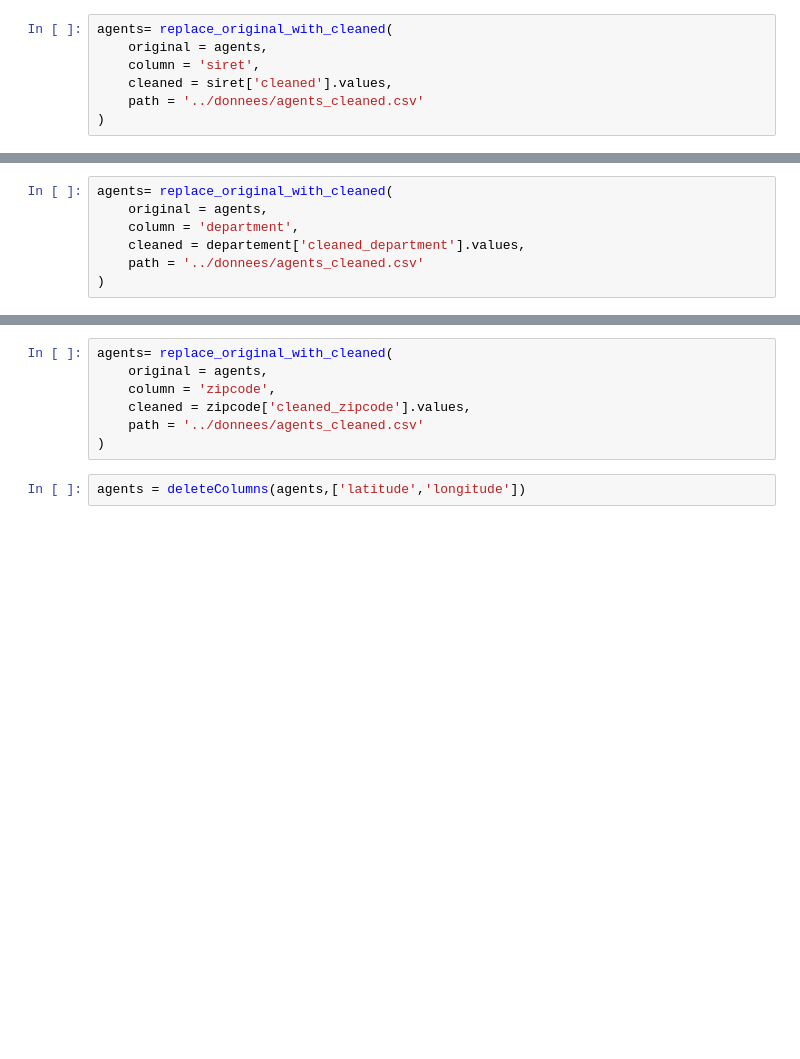
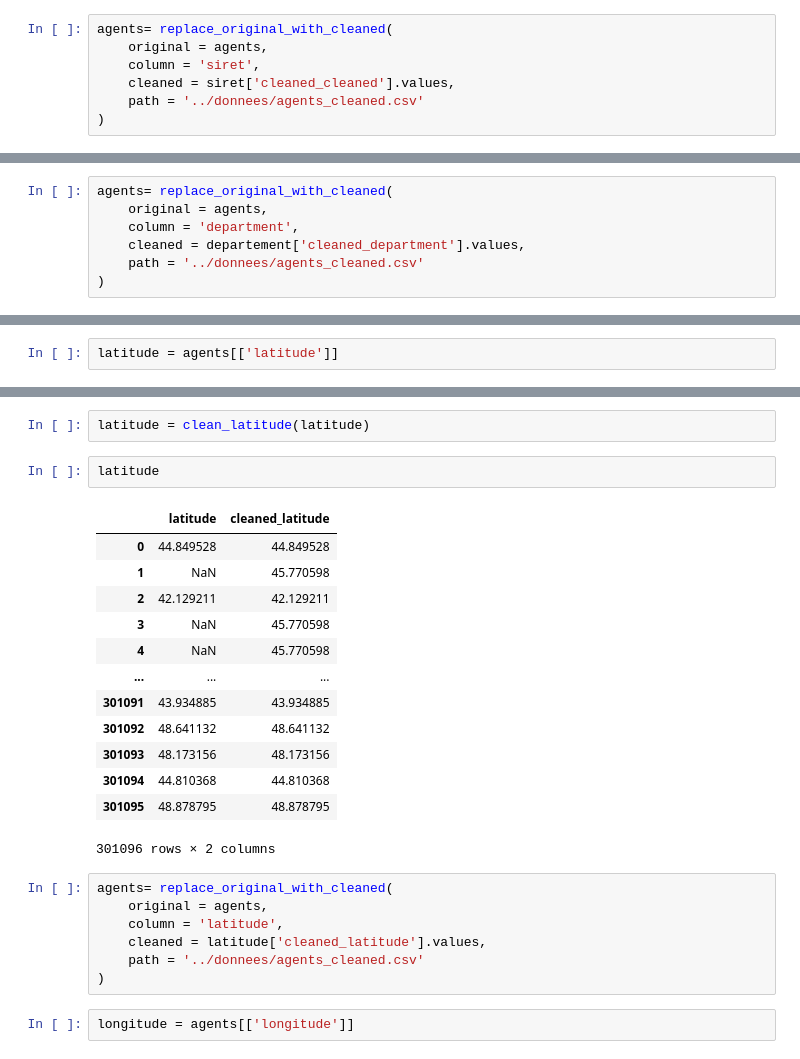
Before and after one commit to abdelhadi-essabri/FOPPA_Project, a Jupyter notebook: 02_nettoyage/agents.ipynb, the cells around one changed output, grey strips where cells are left out. Saved outputs shown, nothing was run; the diff lists cells and outputs as text; blank space fills up the shorter version.

```diff
--- a/02_nettoyage/agents.ipynb
+++ b/02_nettoyage/agents.ipynb
@@ -62,7 +62,7 @@ siret
 agents= replace_original_with_cleaned(
     original = agents,
     column = 'siret',
-    cleaned = siret['cleaned'].values,
+    cleaned = siret['cleaned_cleaned'].values,
     path = '../donnees/agents_cleaned.csv'
 )
 # %%
@@ -178,0 +163,2 @@ zipcode
+# %%
+latitude = agents[['latitude']]
@@ -179,9 +181,27 @@ zipcode
+# %%
+latitude = clean_latitude(latitude)
+# %%
+latitude
+# %% [output]
+|  | latitude | cleaned_latitude |
+| 0 | 44.849528 | 44.849528 |
+| 1 | NaN | 45.770598 |
+| 2 | 42.129211 | 42.129211 |
+| 3 | NaN | 45.770598 |
+| 4 | NaN | 45.770598 |
+| ... | ... | ... |
+| 301091 | 43.934885 | 43.934885 |
+| 301092 | 48.641132 | 48.641132 |
+| 301093 | 48.173156 | 48.173156 |
+| 301094 | 44.810368 | 44.810368 |
+| 301095 | 48.878795 | 48.878795 |
+301096 rows × 2 columns
 # %%
 agents= replace_original_with_cleaned(
     original = agents,
-    column = 'zipcode',
-    cleaned = zipcode['cleaned_zipcode'].values,
+    column = 'latitude',
+    cleaned = latitude['cleaned_latitude'].values,
     path = '../donnees/agents_cleaned.csv'
 )
 # %%
-agents = deleteColumns(agents,['latitude','longitude'])
+longitude = agents[['longitude']]
```
Also changed, not shown: parts of 12 cells of this notebook, 2 other files.
